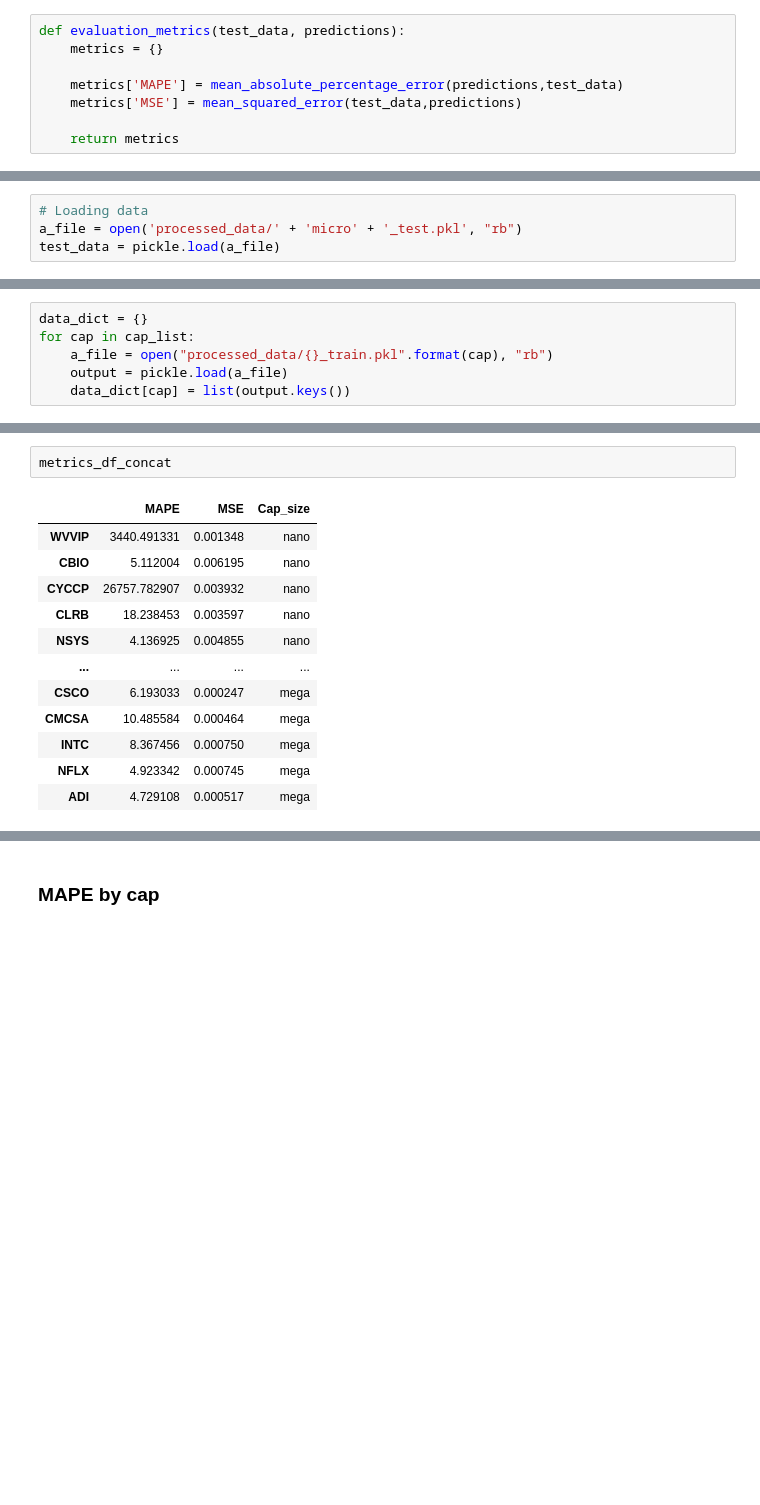
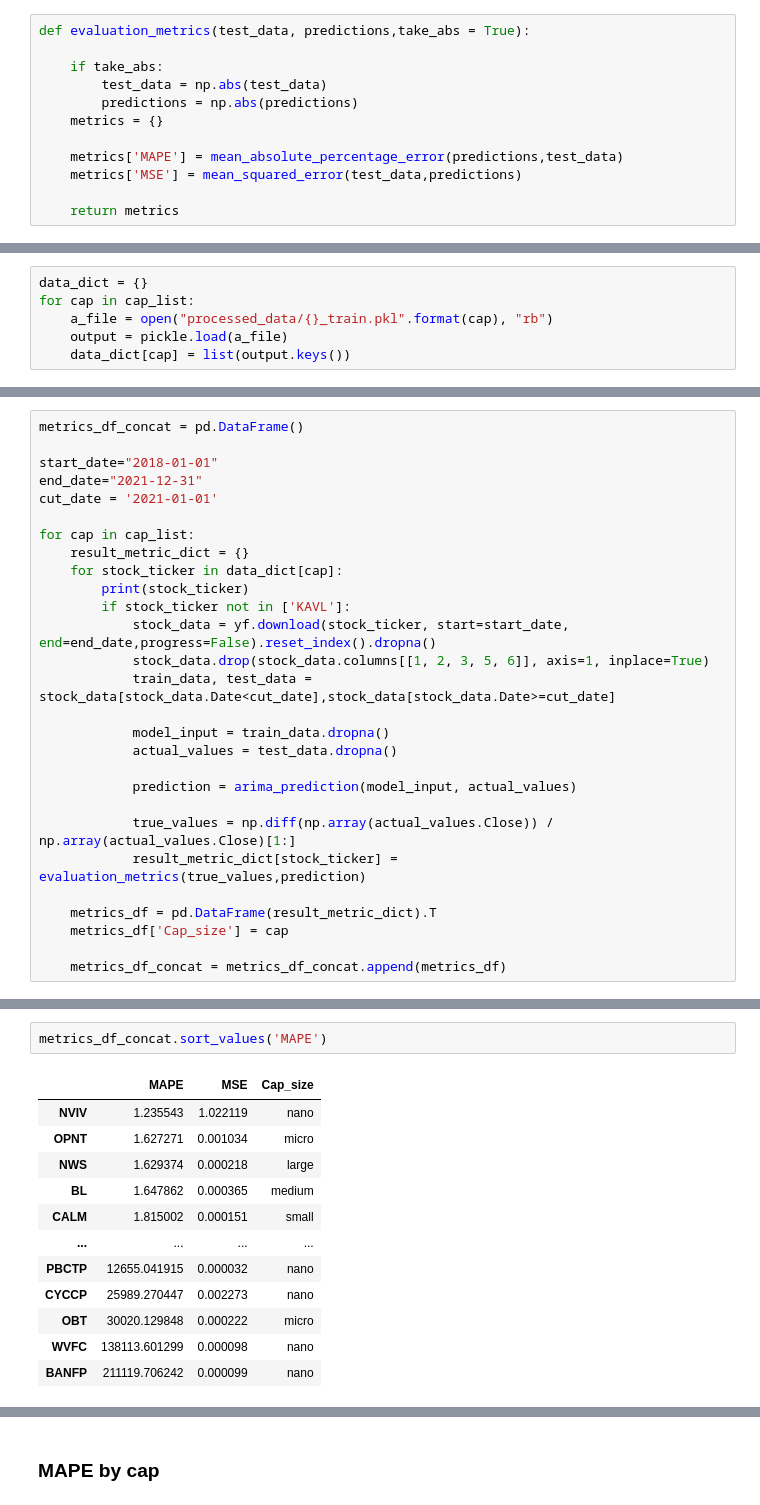
Before and after one commit to yiwen1996/DSGA1018TimeSeries, a Jupyter notebook: ARIMA.ipynb, the cells around one changed output, grey strips where cells are left out. Cells and saved outputs as stored; diff of their text form; blank space fills up the shorter version.

```diff
--- a/ARIMA.ipynb
+++ b/ARIMA.ipynb
@@ -53,7 +53,11 @@ def reject_outliers(data, m=1.5):
 
     return np.clip(data,a_min = floor, a_max = ceiling)
 # %%
-def evaluation_metrics(test_data, predictions):
+def evaluation_metrics(test_data, predictions,take_abs = True):
+
+    if take_abs:
+        test_data = np.abs(test_data)
+        predictions = np.abs(predictions)
     metrics = {}
 
     metrics['MAPE'] = mean_absolute_percentage_error(predictions,test_data)
@@ -90,10 +94,6 @@ def arima_prediction(train_data, test_data):
     return model_predictions
 # %% [markdown]
 ### Pipeline
-# %%
-# Loading data
-a_file = open('processed_data/' + 'micro' + '_test.pkl', "rb")
-test_data = pickle.load(a_file)
 # %%
 cap_list = ['nano','micro','small','medium','large','mega']
 # %%
@@ -250,0 +105,28 @@ warnings.filterwarnings('ignore', 'statsmodels.tsa.arima_model.ARIMA',
+# %%
+metrics_df_concat = pd.DataFrame()
+
+start_date="2018-01-01"
+end_date="2021-12-31"
+cut_date = '2021-01-01'
+
+for cap in cap_list:
+    result_metric_dict = {}
+    for stock_ticker in data_dict[cap]:
+        print(stock_ticker)
+        if stock_ticker not in ['KAVL']:
+            stock_data = yf.download(stock_ticker, start=start_date, end=end_date,progress=False).reset_index().dropna()
+            stock_data.drop(stock_data.columns[[1, 2, 3, 5, 6]], axis=1, inplace=True)
+            train_data, test_data = stock_data[stock_data.Date<cut_date],stock_data[stock_data.Date>=cut_date]
+
+            model_input = train_data.dropna()
+            actual_values = test_data.dropna()
+
+            prediction = arima_prediction(model_input, actual_values)
+
+            true_values = np.diff(np.array(actual_values.Close)) / np.array(actual_values.Close)[1:]
+            result_metric_dict[stock_ticker] = evaluation_metrics(true_values,prediction)
+
+    metrics_df = pd.DataFrame(result_metric_dict).T
+    metrics_df['Cap_size'] = cap
+
+    metrics_df_concat = metrics_df_concat.append(metrics_df)
@@ -251,15 +249,15 @@ warnings.filterwarnings('ignore', 'statsmodels.tsa.arima_model.ARIMA',
 # %%
-metrics_df_concat
+metrics_df_concat.sort_values('MAPE')
 # %% [output]
 |  | MAPE | MSE | Cap_size |
-| WVVIP | 3440.491331 | 0.001348 | nano |
-| CBIO | 5.112004 | 0.006195 | nano |
-| CYCCP | 26757.782907 | 0.003932 | nano |
-| CLRB | 18.238453 | 0.003597 | nano |
-| NSYS | 4.136925 | 0.004855 | nano |
+| NVIV | 1.235543 | 1.022119 | nano |
+| OPNT | 1.627271 | 0.001034 | micro |
+| NWS | 1.629374 | 0.000218 | large |
+| BL | 1.647862 | 0.000365 | medium |
+| CALM | 1.815002 | 0.000151 | small |
 | ... | ... | ... | ... |
-| CSCO | 6.193033 | 0.000247 | mega |
-| CMCSA | 10.485584 | 0.000464 | mega |
-| INTC | 8.367456 | 0.000750 | mega |
-| NFLX | 4.923342 | 0.000745 | mega |
-| ADI | 4.729108 | 0.000517 | mega |
+| PBCTP | 12655.041915 | 0.000032 | nano |
+| CYCCP | 25989.270447 | 0.002273 | nano |
+| OBT | 30020.129848 | 0.000222 | micro |
+| WVFC | 138113.601299 | 0.000098 | nano |
+| BANFP | 211119.706242 | 0.000099 | nano |
```
Also changed, not shown: parts of 21 cells of this notebook.
